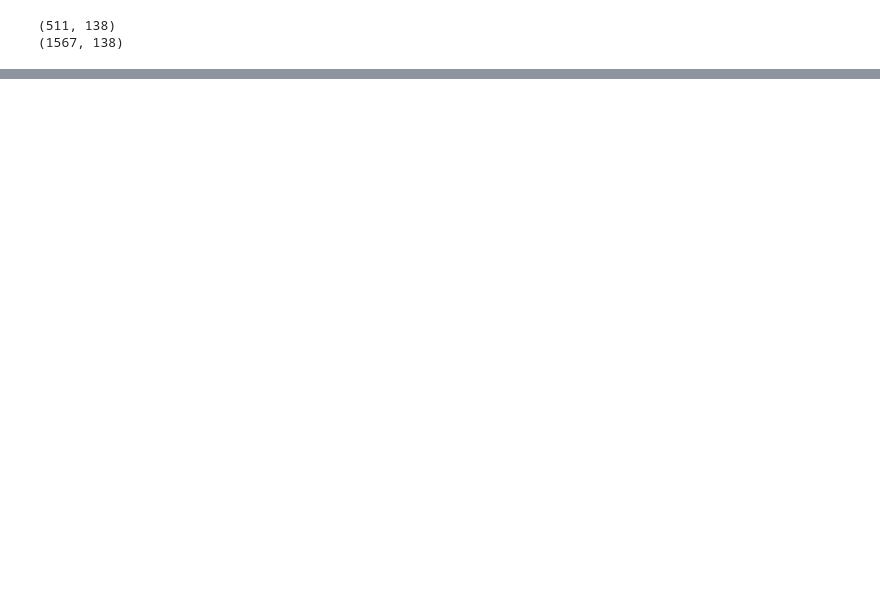
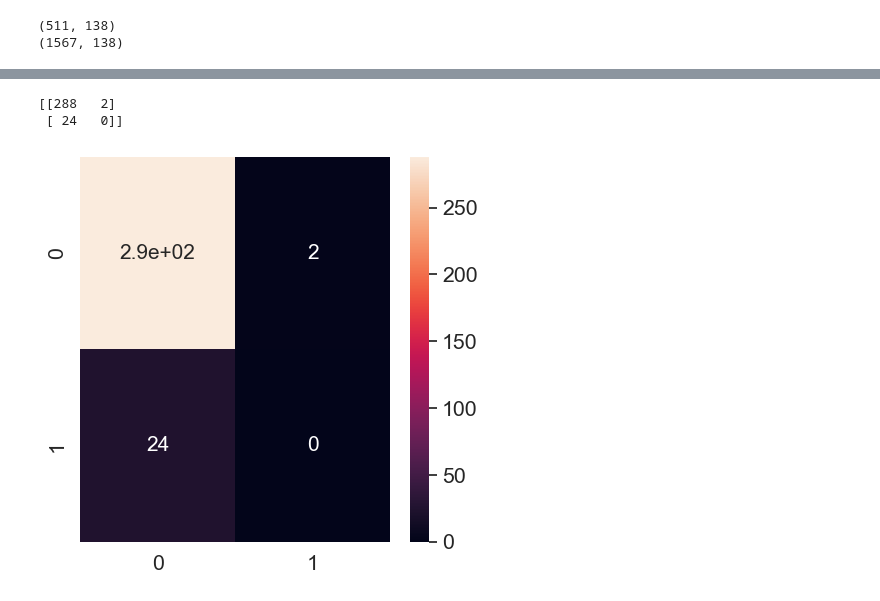
Before and after one commit to alexxtodea/DataAnalytics, a Jupyter notebook: MiniProject/Naamloos.ipynb, the cells around one changed output, grey strips where cells are left out. Drawn from its saved outputs; the diff is of its cells as text; code cells hidden in the pictures; blank space fills up the shorter version.

```diff
--- a/MiniProject/Naamloos.ipynb
+++ b/MiniProject/Naamloos.ipynb
@@ -326,3 +356,7 @@ print(SemiCom_correlated.shape)
 # %% [output]
 (511, 138)
 (1567, 138)
+# %%
+SemiCom_correlated = SemiCom_correlated.fillna(SemiCom_correlated.mean())
+missing_values = SemiCom_correlated.isnull().sum()
+print(missing_values)
@@ -329,31 +382,15 @@ print(SemiCom_correlated.shape)
 # %%
-import pandas as pd
-from sklearn.model_selection import train_test_split
-from sklearn.linear_model import LogisticRegression
-from sklearn.metrics import accuracy_score
-from sklearn.impute import SimpleImputer
 
-
-# Split the dataset into features (X) and target variable (y)
 X = SemiCom_correlated.drop(columns=['Pass/Fail'])
 y = SemiCom_correlated['Pass/Fail']
+
 # Split the dataset into train and test sets
 X_train, X_test, y_train, y_test = train_test_split(X, y, test_size=0.2, random_state=42)
 
-# Impute missing values with the mean
-imputer = SimpleImputer(strategy='mean')
-X_train_imputed = imputer.fit_transform(X_train)
-X_test_imputed = imputer.transform(X_test)
+model = LogisticRegression()
+model.fit(X_train, y_train)
 
-# Create a logistic regression model (you can use any other model of your choice)
-model = LogisticRegression()
-
-# Fit the model on the original dataset (with imputed missing values)
-model.fit(X_train_imputed, y_train)
-
-# Make predictions on the original test set (with imputed missing values)
-y_pred_original = model.predict(X_test_imputed)
-
-
+# Make predictions on the original test set
+y_pred_original = model.predict(X_test)
 print("Accuracy: ", model.score(X_test,y_test)*100)
 # %% [output]
@@ -367,0 +409,4 @@ ValueError: Input contains NaN, infinity or a value too large for dtype('float64
+# %%
+lr = LogisticRegression(random_state=1)
+lr.fit(X_train, y_train)
+y_pred = lr.predict(X_test)
@@ -367,0 +421,10 @@ ValueError: Input contains NaN, infinity or a value too large for dtype('float64
+# %%
+cm = confusion_matrix(y_test, y_pred)
+plt.rcParams['figure.figsize'] = (5, 5)
+sns.set(style = 'dark', font_scale = 1.4)
+sns.heatmap(cm, annot = True, annot_kws = {"size": 15})
+print(cm)
+# %% [output]
+[[288   2]
+ [ 24   0]]
+[figure, added]
```
Also changed, not shown: parts of 34 cells of this notebook, 1 other file.
